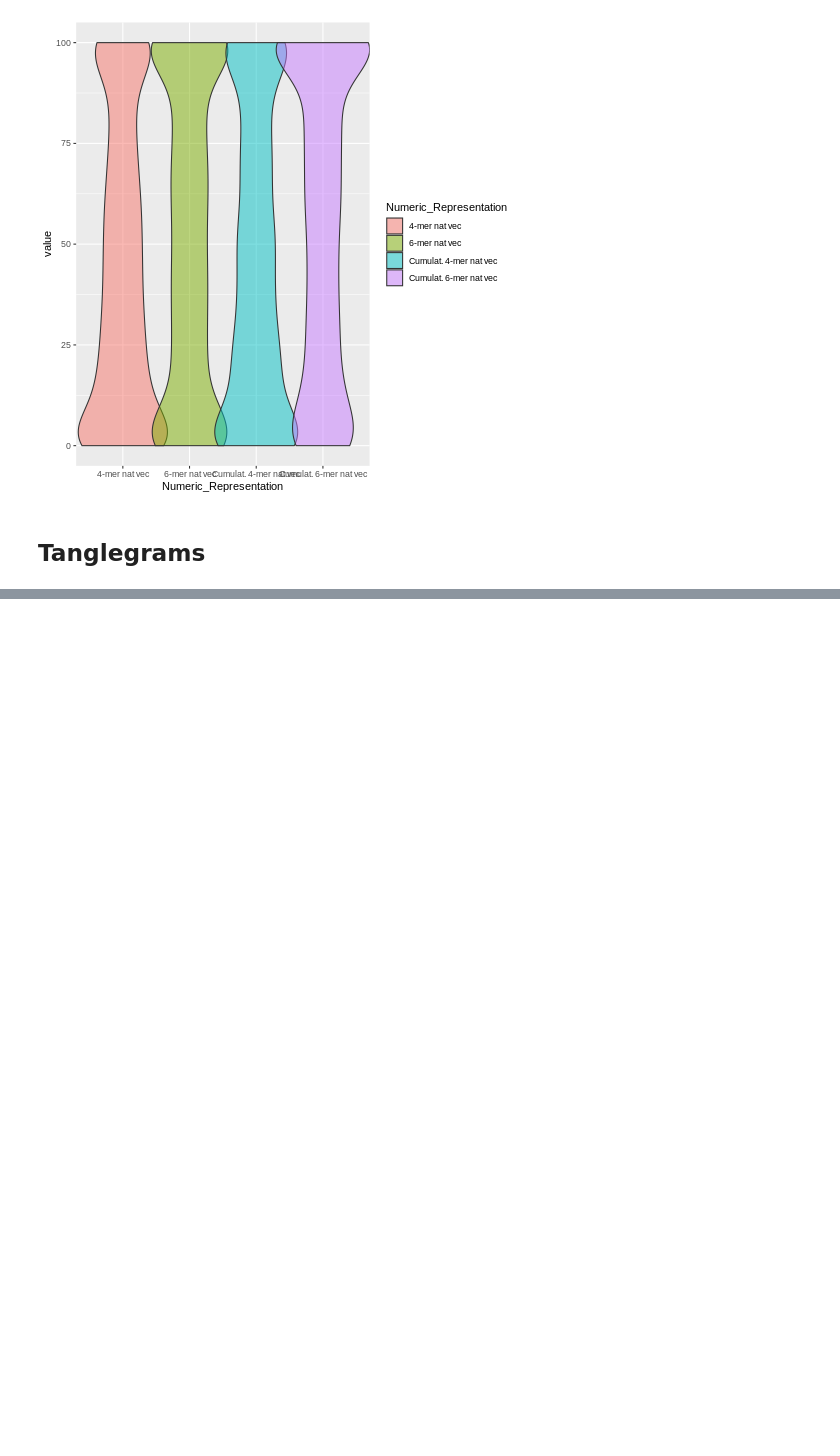
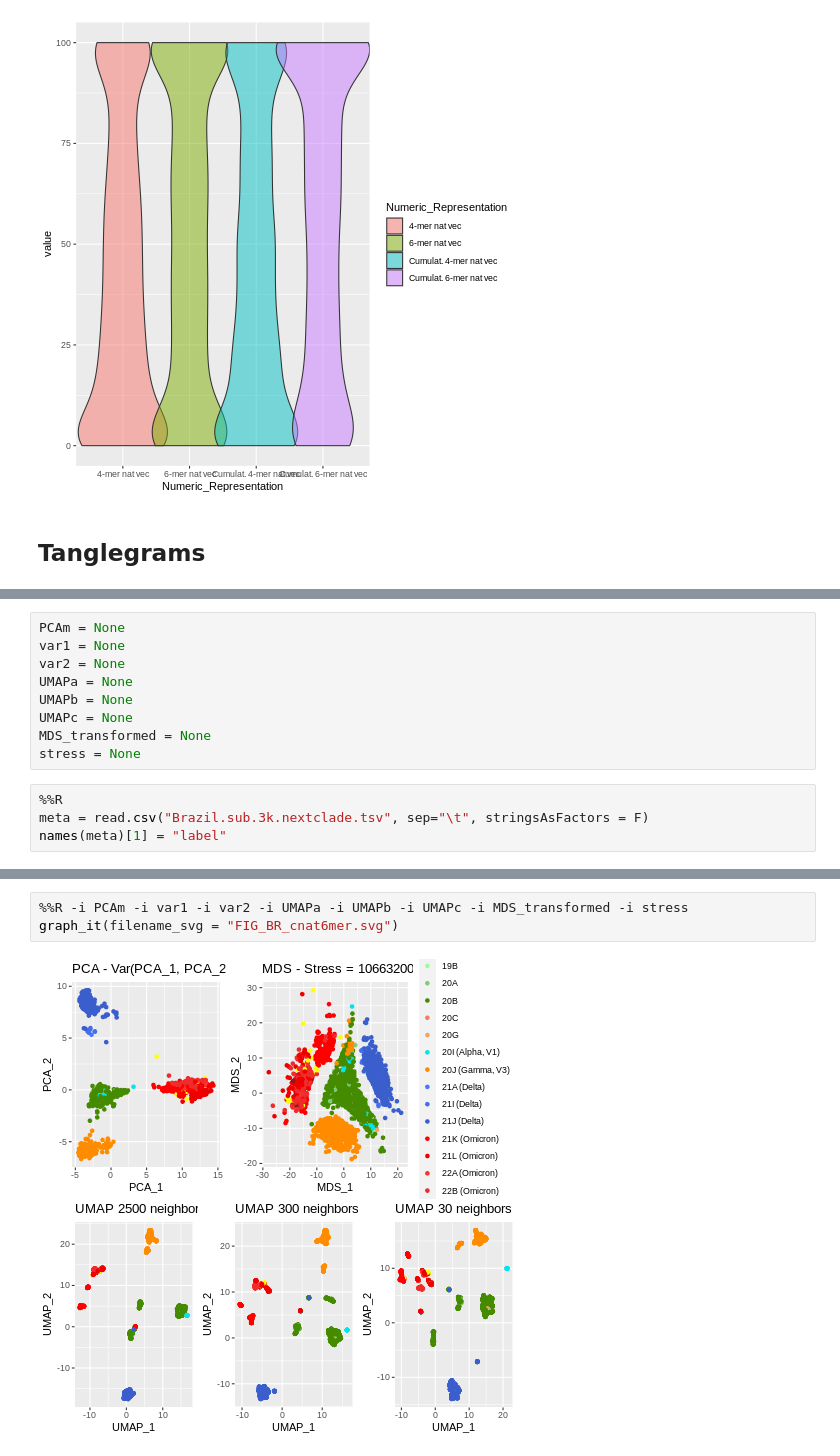
Before and after one commit to MuriloACassiano/Viral_Genomic_Numeric_Representations, a Jupyter notebook: BR_SARS_CoV_2.ipynb, the cells around one changed output, grey strips where cells are left out. Saved outputs shown, nothing was run; the diff lists cells and outputs as text; blank space fills up the shorter version.

```diff
--- a/BR_SARS_CoV_2.ipynb
+++ b/BR_SARS_CoV_2.ipynb
@@ -633,0 +626,13 @@ Adding another scale for y, which will replace the existing scale.
+# %%
+PCAm = None
+var1 = None
+var2 = None
+UMAPa = None
+UMAPb = None
+UMAPc = None
+MDS_transformed = None
+stress = None
+# %%
+%%R
+meta = read.csv("Brazil.sub.3k.nextclade.tsv", sep="\t", stringsAsFactors = F)
+names(meta)[1] = "label"
@@ -633,0 +878,5 @@ Adding another scale for y, which will replace the existing scale.
+# %%
+%%R -i PCAm -i var1 -i var2 -i UMAPa -i UMAPb -i UMAPc -i MDS_transformed -i stress
+graph_it(filename_svg = "FIG_BR_cnat6mer.svg")
+# %% [output]
+[figure, added]
```
Also changed, not shown: parts of 22 cells of this notebook.
